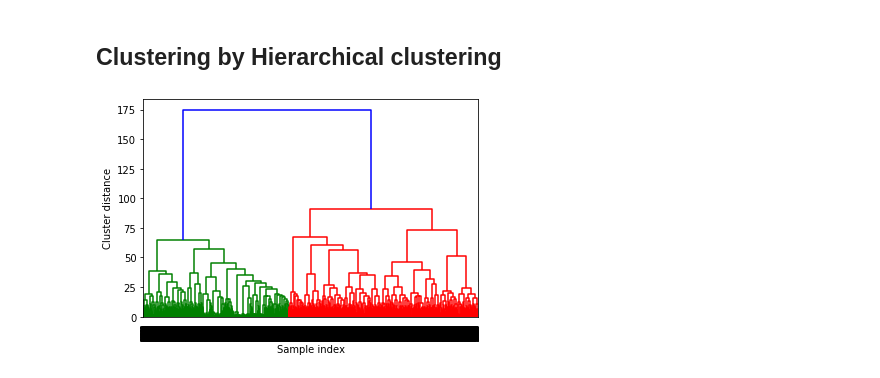
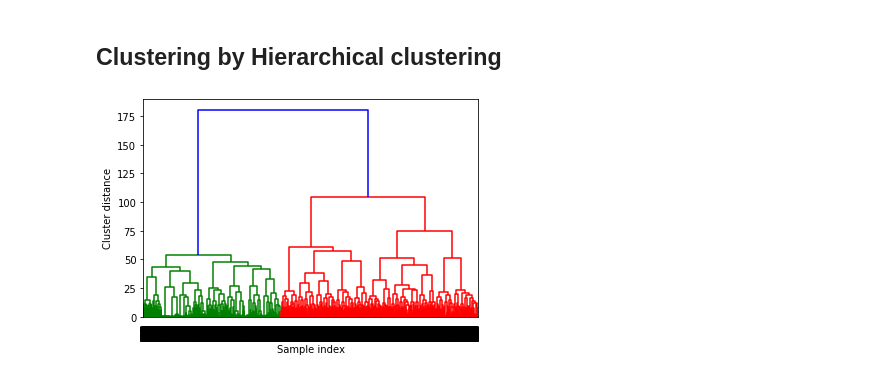
Before and after one commit to TrungLuong1194/machine-learning-project, a Jupyter notebook: clustering/income/clustering.ipynb, the cells around one changed output. Drawn from its saved outputs; the diff is of its cells as text; code cells hidden in the pictures.

```diff
--- a/clustering/income/clustering.ipynb
+++ b/clustering/income/clustering.ipynb
@@ -103,0 +112,3 @@ array([0, 0, 0, ..., 0, 1, 0])
+# %%
+# Find best value for n_components: d
+cumsum = np.cumsum(pca.explained_variance_ratio_)
@@ -103,0 +135,2 @@ array([0, 0, 0, ..., 0, 1, 0])
+# %%
+d = np.argmax(cumsum >= 0.8) + 1
@@ -103,0 +141,4 @@ array([0, 0, 0, ..., 0, 1, 0])
+# %%
+# Rebuilding a model with best parameters
+pca = PCA(n_components=d)
+X_train_pca = pca.fit_transform(X_train_scaled)
@@ -114,7 +175,7 @@ for i in range(1, 11):
                 n_init=10,
                 max_iter=300,
                 random_state=0)
-    km.fit(X_train_scaled)
+    km.fit(X_train_pca)
 
     distortions_km.append(km.inertia_)
 # %%
@@ -187,12 +248,12 @@ silhouette_score_ac
 # %%
 # Clustering by Hierarchical clustering
 from scipy.cluster.hierarchy import dendrogram, ward
 
-linkage_array = ward(X_train_scaled)
+linkage_array = ward(X_train_pca)
 dendrogram(linkage_array)
 
 plt.xlabel("Sample index")
 plt.ylabel("Cluster distance")
 plt.show()
 # %% [output]
-[figure, old version]
+[figure, new version]
```
Also changed, not shown: parts of 16 cells of this notebook, 3 other files.
